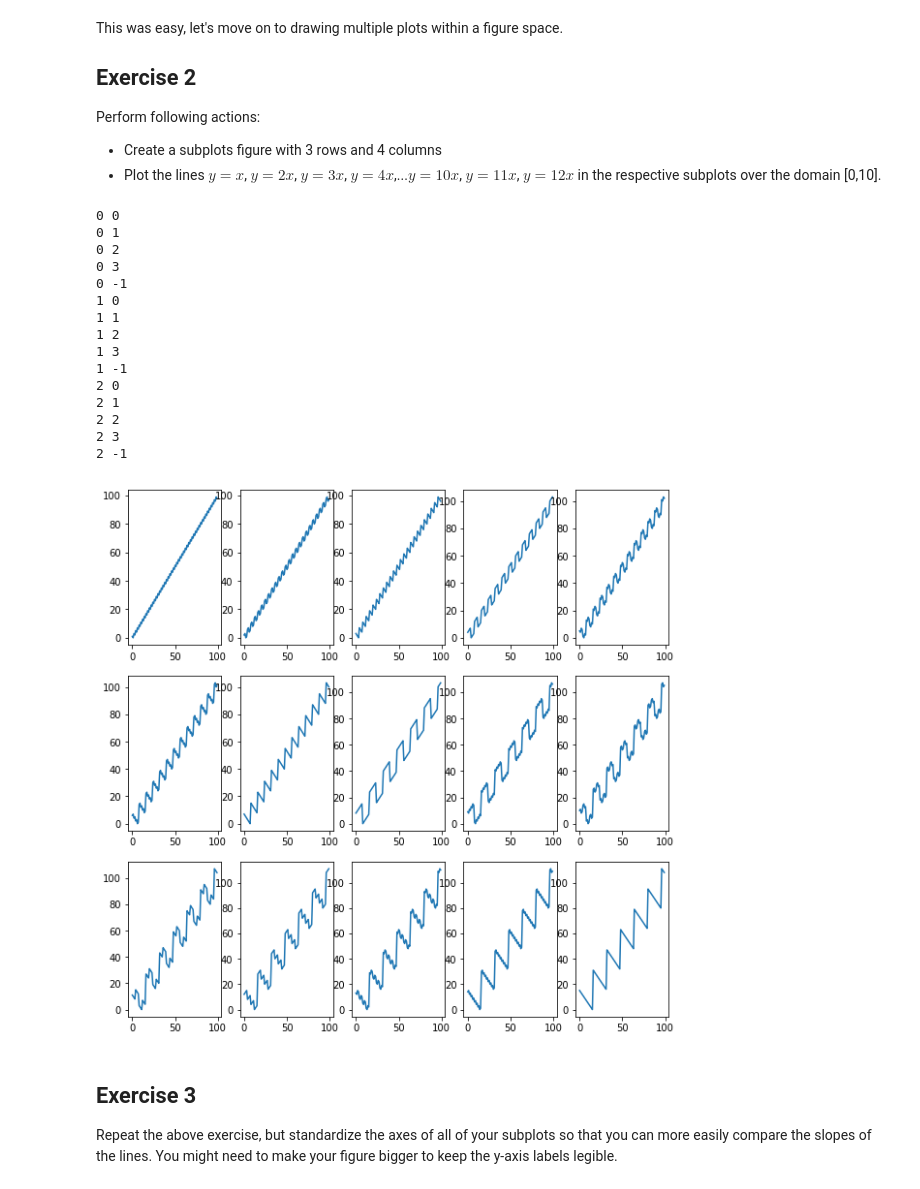
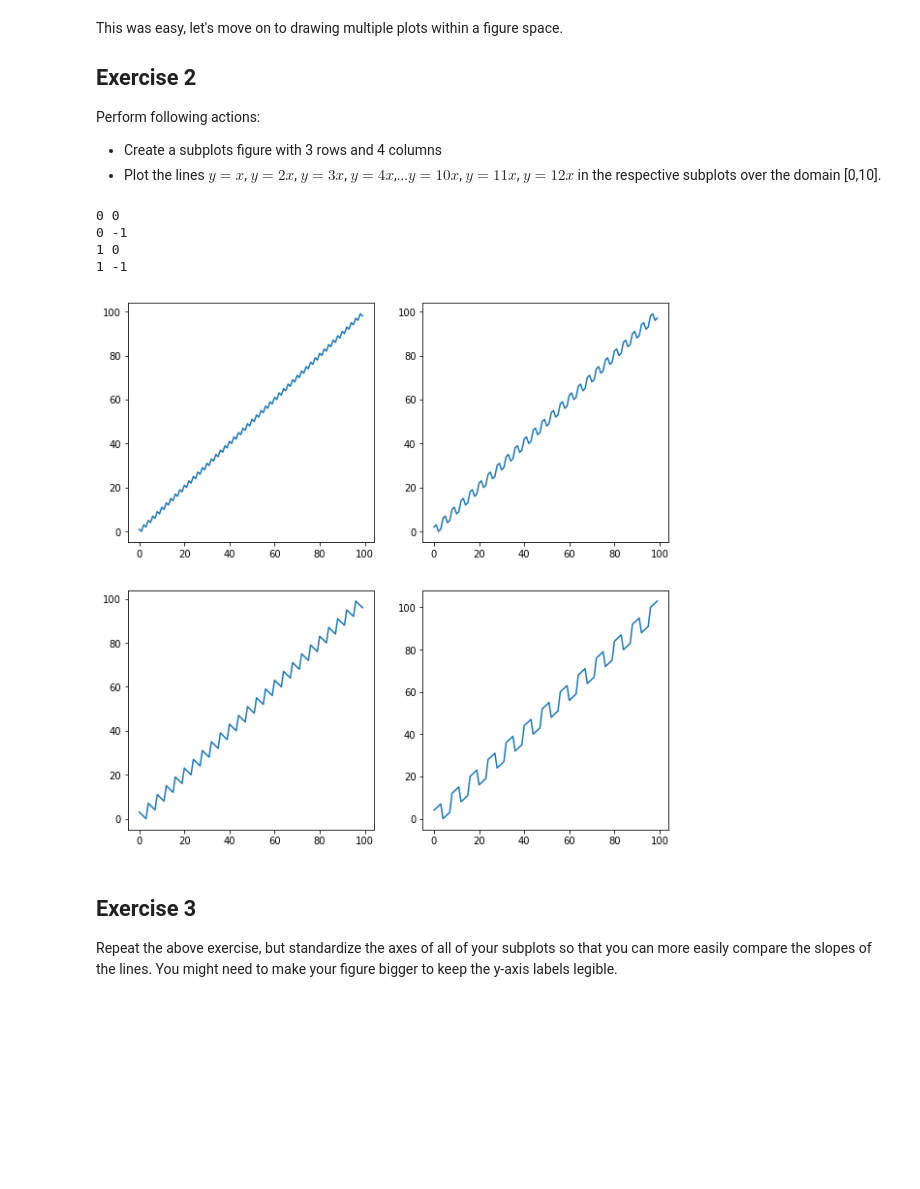
Before and after one commit to joeygoodman/dsc-more-practice-with-matplotlib-lab-dc-ds-060319, a Jupyter notebook: index.ipynb, the cells around one changed output. Cells and saved outputs as stored; diff of their text form; code cells hidden in the pictures; blank space fills up the shorter version.

```diff
--- a/index.ipynb
+++ b/index.ipynb
@@ -78,37 +78,26 @@ Perform following actions:
 * Create a subplots figure with 3 rows and 4 columns
 * Plot the lines $y=x$, $y=2x$, $y=3x$, $y=4x$,...$y=10x$, $y=11x$, $y=12x$ in the respective subplots over the domain [0,10].
 # %%
-nrows = 3
-ncols = 5
+nrows = 2
+ncols = 2
 ncells = nrows * ncols
 
 fig, axes = plt.subplots(nrows=nrows, ncols=ncols, figsize=(10,10))
 
-coef = 0
+exp = 0
 for n in range(1, ncells+1):
-    coef += 1
+    exp += 1
     row = (n-1)//ncols
     col = (n%ncols - 1)
     print(row, col)
     ax = axes[row][col]
-    ax.plot(x^coef)
+    ax.plot(x^exp)
 # %% [output]
 0 0
-0 1
-0 2
-0 3
 0 -1
 1 0
-1 1
-1 2
-1 3
 1 -1
-2 0
-2 1
-2 2
-2 3
-2 -1
-[figure, old version]
+[figure, new version]
 # %% [markdown]
 ## Exercise 3
 
```
